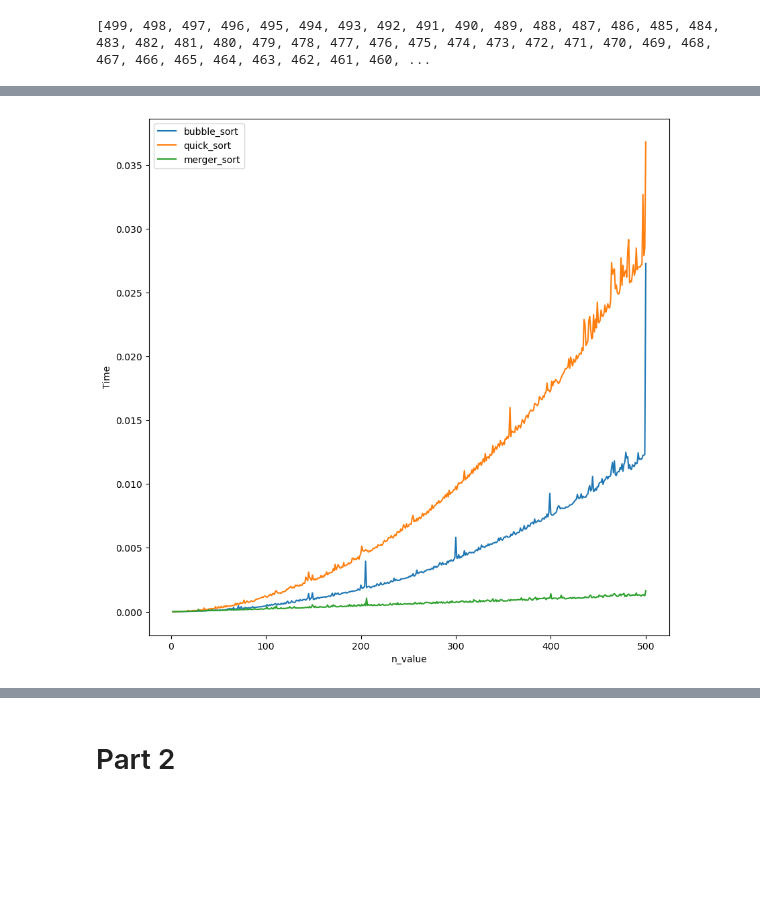
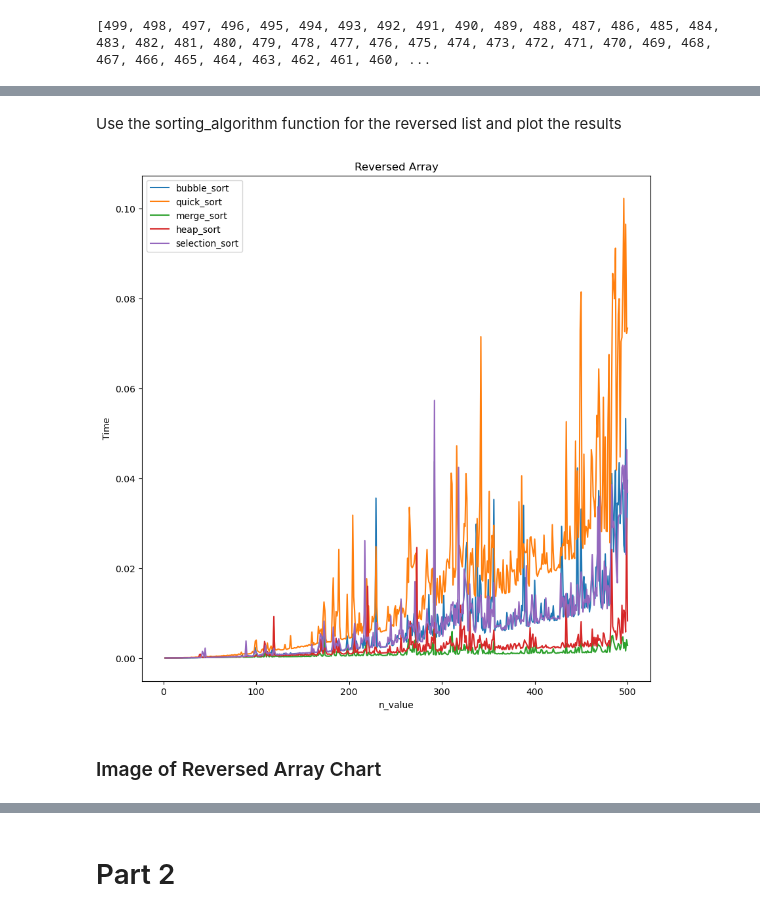
Before and after one commit to tlopesx/Data-Structures-Assignment-2, a Jupyter notebook: Assignment2.ipynb, the cells around one changed output, grey strips where cells are left out. Drawn from its saved outputs; the diff is of its cells as text; code cells hidden in the pictures; blank space fills up the shorter version.

```diff
--- a/Assignment2.ipynb
+++ b/Assignment2.ipynb
@@ -48,6 +78,7 @@ def quicksort(arr, low=0, high=None):
 def merge(left, right):
     result = []
     left_idx, right_idx = 0, 0
+    # iterative merging of two lists
     while left_idx < len(left) and right_idx < len(right):
         if left[left_idx] <= right[right_idx]:
             result.append(left[left_idx])
@@ -62,7 +93,7 @@ def merge(left, right):
         result.extend(right[right_idx:])
     return result
 
-def mergesort(arr):
+def merge_sort(arr):
     if len(arr) <= 1:
         return arr
 
@@ -70,6 +101,6 @@ def mergesort(arr):
     left = arr[:mid]
     right = arr[mid:]
 
-    left = mergesort(left)
-    right = mergesort(right)
+    left = merge_sort(left)
+    right = merge_sort(right)
     return list(merge(left, right))
@@ -82,0 +147,15 @@ n = 2
+# %%
+# Ref: https://www.geeksforgeeks.org/selection-sort/
+
+def selection_sort(arr):
+# Traverse through all array elements
+    for i in range(len(arr)):
+
+        # get minimum element in remaining unsorted array
+        min_idx = i
+        for j in range(i+1, len(arr)):
+            if arr[min_idx] > arr[j]:
+                min_idx = j
+
+        # swap minimum element with the first unsorted element
+        arr[i], arr[min_idx] = arr[min_idx], arr[i]
@@ -83 +164,11 @@ n = 2
+# %%
+# dictionary of times for list size against time values
+bubble_time = {}
+quick_time = {}
+merge_time = {}
+heap_time = {}
+selection_time = {}
+
+# number of runs to get average time to reduce noise
+num_runs = 5
 # %%
@@ -118,12 +227,23 @@ KeyboardInterrupt:
+# %% [markdown]
+Use the sorting_algorithm function for the reversed list and plot the results
 # %%
+# using all sorting_algorithms for the reversed list
+sorting_algoritims(reversed_ls)
+
 # plots the results
 plt.figure(figsize=(10,10))
 plt.plot(list(bubble_time.keys()), list(bubble_time.values()), label="bubble_sort")
 plt.plot(list(quick_time.keys()), list(quick_time.values()), label="quick_sort")
-plt.plot(list(merge_time.keys()), list(merge_time.values()), label="merger_sort")
+plt.plot(list(merge_time.keys()), list(merge_time.values()), label="merge_sort")
+plt.plot(list(heap_time.keys()), list(heap_time.values()), label="heap_sort")
+plt.plot(list(selection_time.keys()), list(selection_time.values()), label="selection_sort")
 plt.ylabel("Time")
 plt.xlabel("n_value")
+plt.title("Reversed Array")
 plt.legend()
+plt.savefig('reversed_array.png')
 plt.show()
 # %% [output]
-[figure, old version]
+[figure, new version]
+# %% [markdown]
+### Image of Reversed Array Chart
```
Also changed, not shown: parts of 29 cells of this notebook, 2 other files.
